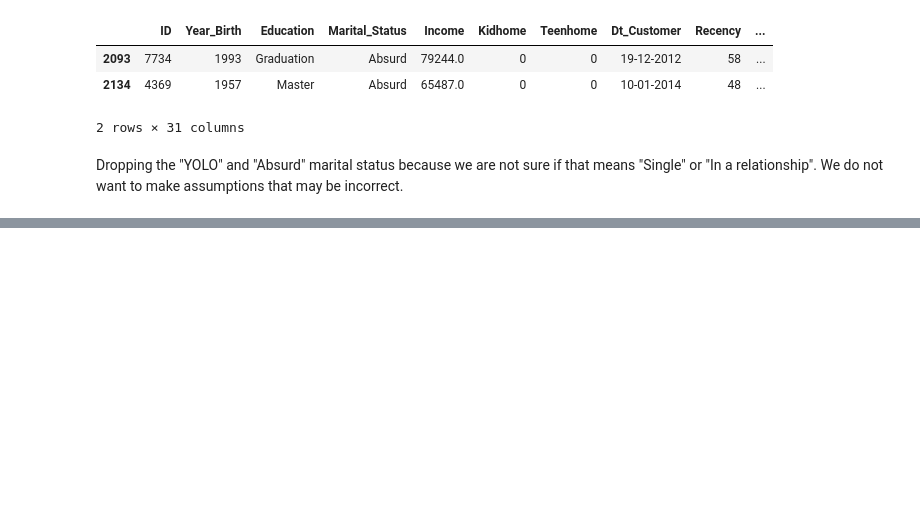
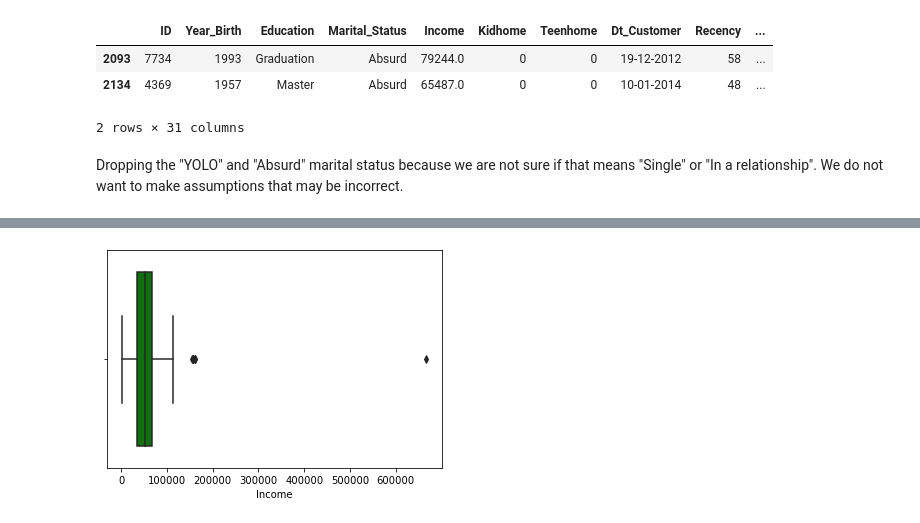
Before and after one commit to johng034/customer-segmentation, a Jupyter notebook: Customer Segmentation.ipynb, the cells around one changed output, grey strips where cells are left out. Drawn from its saved outputs; the diff is of its cells as text; code cells hidden in the pictures; blank space fills up the shorter version.

```diff
--- a/Customer Segmentation.ipynb
+++ b/Customer Segmentation.ipynb
@@ -164,0 +264,6 @@ df.shape, new.shape
+# %%
+sns.boxplot(x="Income", data=df, color='green')
+
+plt.show()
+# %% [output]
+[figure, added]
```
Also changed, not shown: parts of 41 cells of this notebook.
